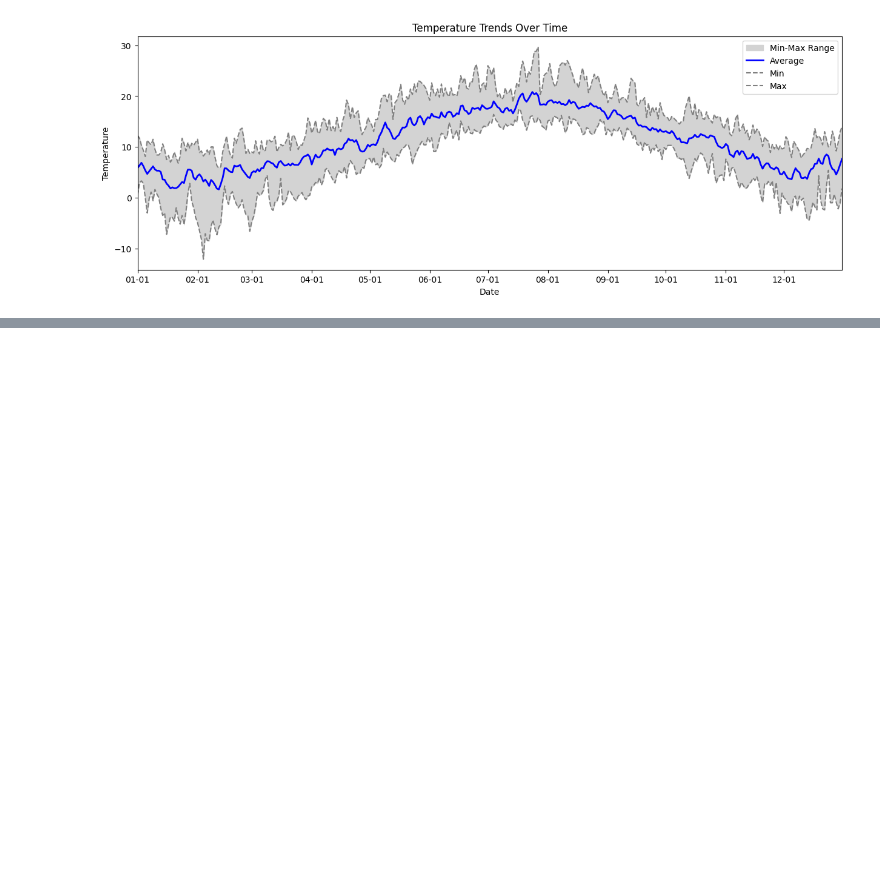
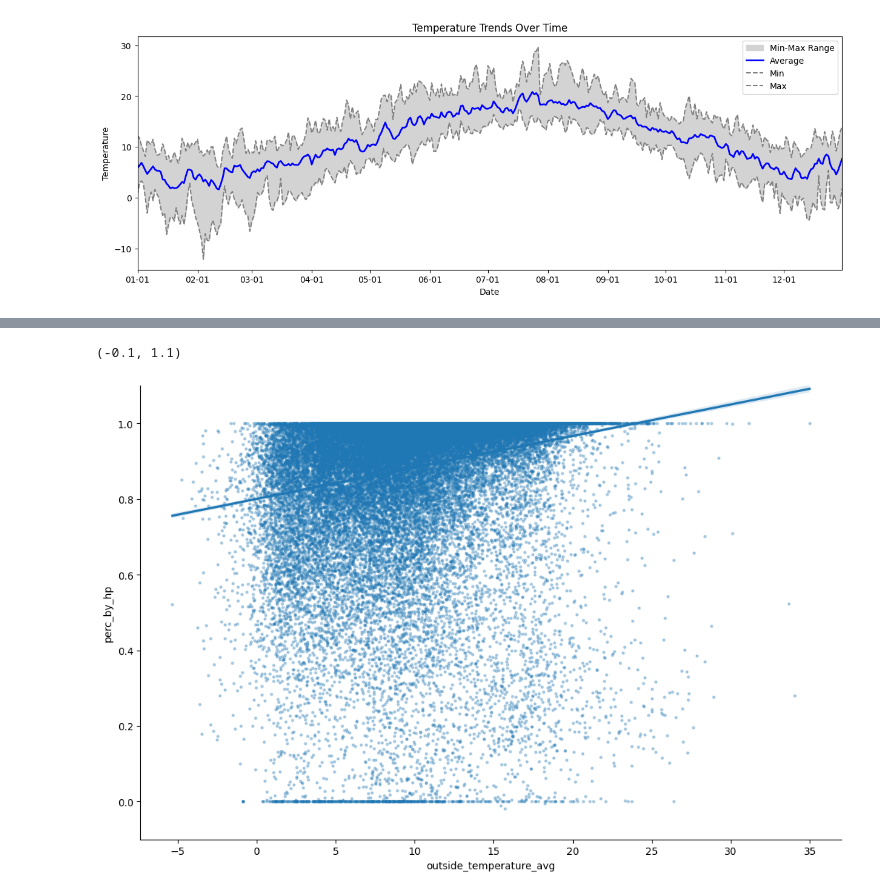
Before and after one commit to season0112/quatt_data_analysis, a Jupyter notebook: guaranteed-savings/Explorative_temperature_extrapolation.ipynb, the cells around one changed output, grey strips where cells are left out. Cells and saved outputs as stored; diff of their text form; code cells hidden in the pictures; blank space fills up the shorter version.

```diff
--- a/guaranteed-savings/Explorative_temperature_extrapolation.ipynb
+++ b/guaranteed-savings/Explorative_temperature_extrapolation.ipynb
@@ -75,0 +210,13 @@ plt.show()
+# %%
+# add percentage by hp
+df_cic['perc_by_hp'] = (df_cic[['hp1_heat_generated', 'hp2_heat_generated']].sum(axis=1) / df_cic['heat_delivered']).astype(float)
+df_cic['COP'] = (df_cic[['hp1_heat_generated', 'hp2_heat_generated']].sum(axis=1) / (df_cic[['hp1_energy_consumed', 'hp2_energy_consumed']].sum(axis=1))).astype(float)
+# %%
+# scatter plot of perc_by_hp per temperature
+sns.lmplot(x='outside_temperature_avg', y='perc_by_hp',
+           data=df_cic[df_cic['heat_delivered']>1000], height=7, aspect=1.5, legend=False,
+           scatter_kws={"s": 5, "alpha": 0.3})
+plt.ylim([-0.1, 1.1])
+# %% [output]
+(-0.1, 1.1)
+[figure, added]
```
Also changed, not shown: parts of 13 cells of this notebook.
